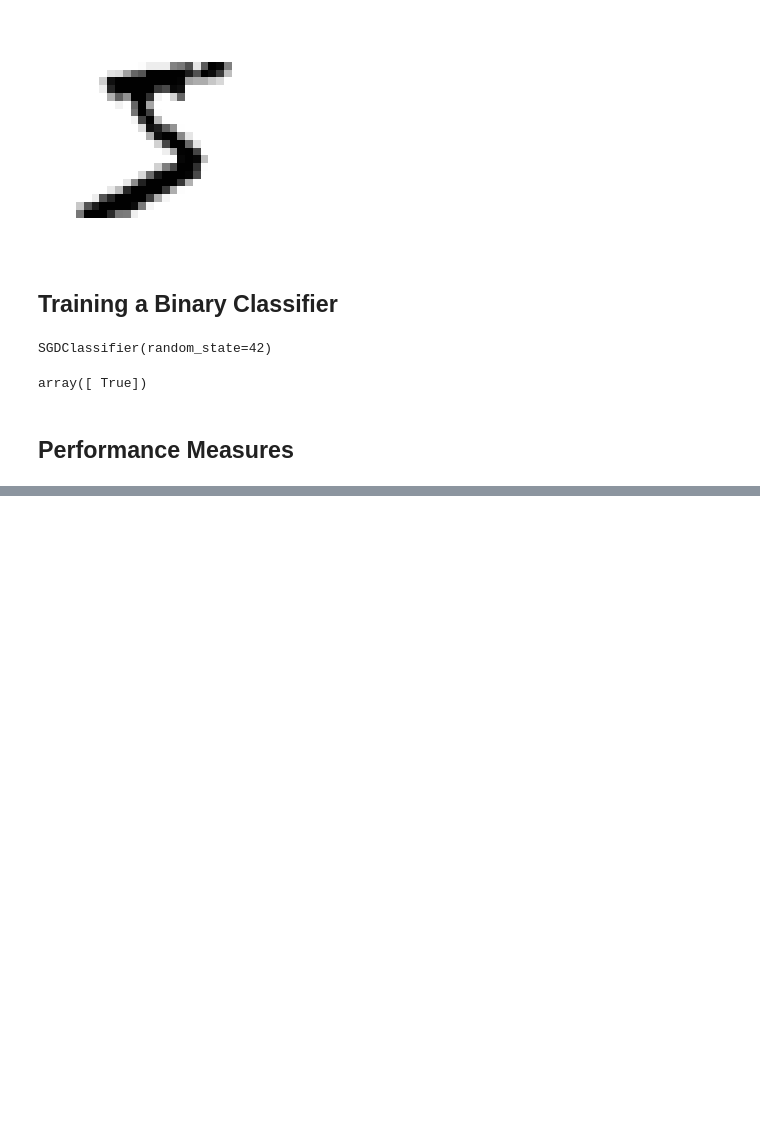
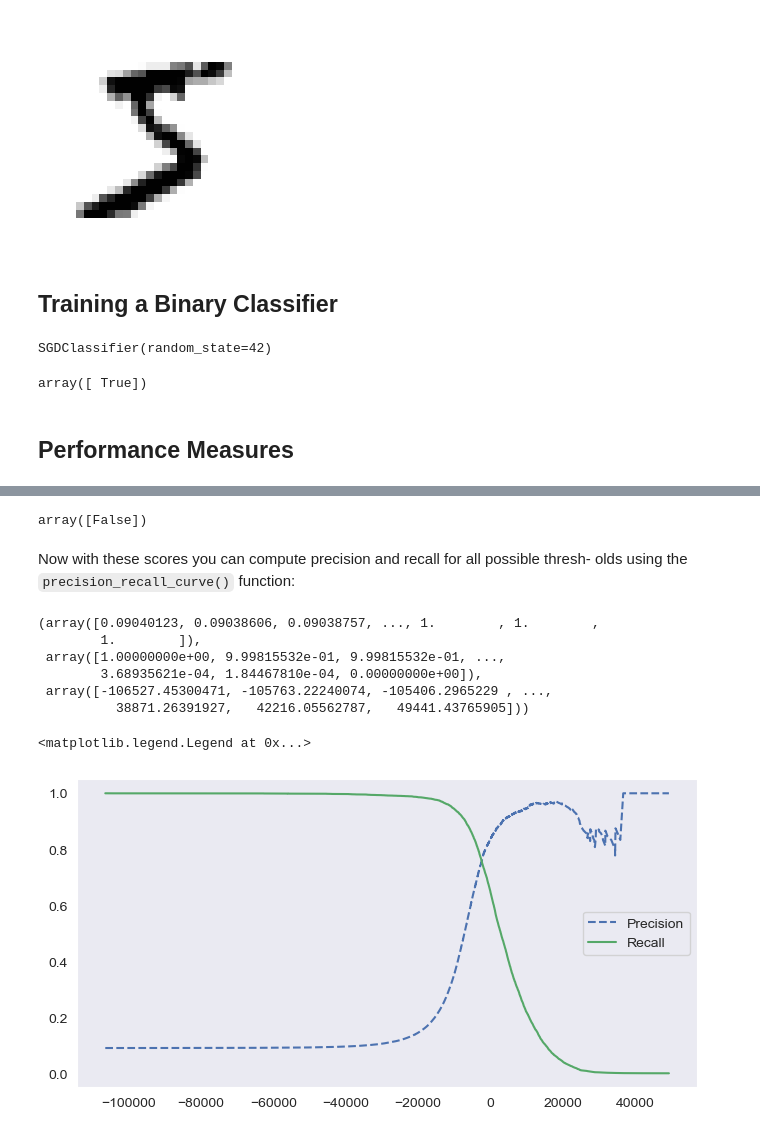
Before and after one commit to Hari31416/Data-Sciences, a Jupyter notebook: Notes/handson-ml2-master/My/Ch3_my.ipynb, the cells around one changed output, grey strips where cells are left out. Drawn from its saved outputs; the diff is of its cells as text; code cells hidden in the pictures; blank space fills up the shorter version.

```diff
--- a/Notes/handson-ml2-master/My/Ch3_my.ipynb
+++ b/Notes/handson-ml2-master/My/Ch3_my.ipynb
@@ -52,0 +101,38 @@ array([ True])
+# %%
+threshold = 3000
+y_scores = sgd.decision_function([some_digit])
+y_some_digit_pred = (y_scores > threshold)
+y_some_digit_pred
+# %% [output]
+array([False])
+# %%
+y_scores = cross_val_predict(sgd, X_train, y_train_5, cv=3,
+method="decision_function")
+# %% [markdown]
+Now with these scores you can compute precision and recall for all possible thresh‐
+olds using the `precision_recall_curve()` function:
+# %%
+from sklearn.metrics import precision_recall_curve
+precisions, recalls, thresholds = precision_recall_curve(y_train_5, y_scores)
+# %%
+precisions, recalls, thresholds
+# %% [output]
+(array([0.09040123, 0.09038606, 0.09038757, ..., 1.        , 1.        ,
+        1.        ]),
+ array([1.00000000e+00, 9.99815532e-01, 9.99815532e-01, ...,
+        3.68935621e-04, 1.84467810e-04, 0.00000000e+00]),
+ array([-106527.45300471, -105763.22240074, -105406.2965229 , ...,
+          38871.26391927,   42216.05562787,   49441.43765905]))
+# %%
+sns.set_style("whitegrid")
+# sns.set_theme({"axes.grid": False})
+# sns.reset_orig
+# mpl.rc_file_defaults()
+sns.set_style("darkgrid", {"axes.grid": False})
+plt.figure(figsize=(8, 4))
+plt.plot(thresholds, precisions[:-1], "b--", label="Precision")
+plt.plot(thresholds, recalls[:-1], "g-", label="Recall")
+plt.legend(loc="best")
+# %% [output]
+<matplotlib.legend.Legend at 0x...>
+[figure, added]
```
Also changed, not shown: parts of 59 cells of this notebook, 6 other files.
